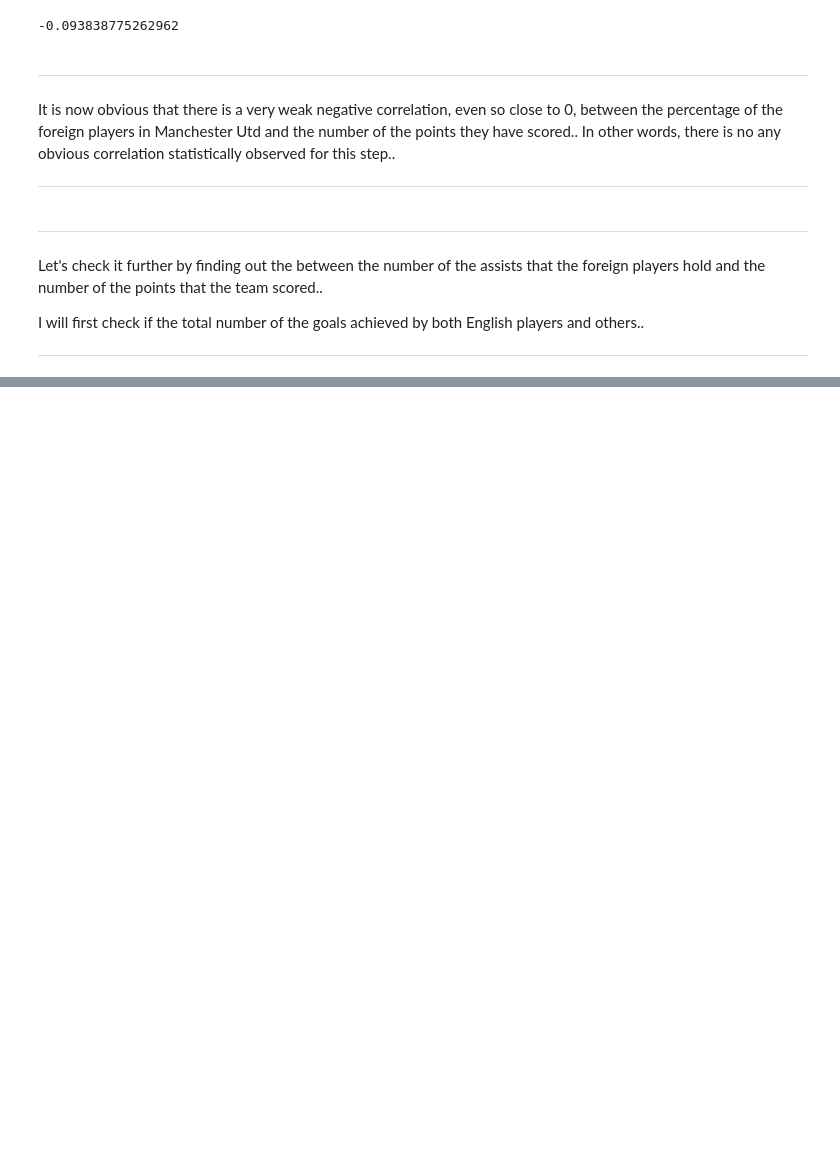
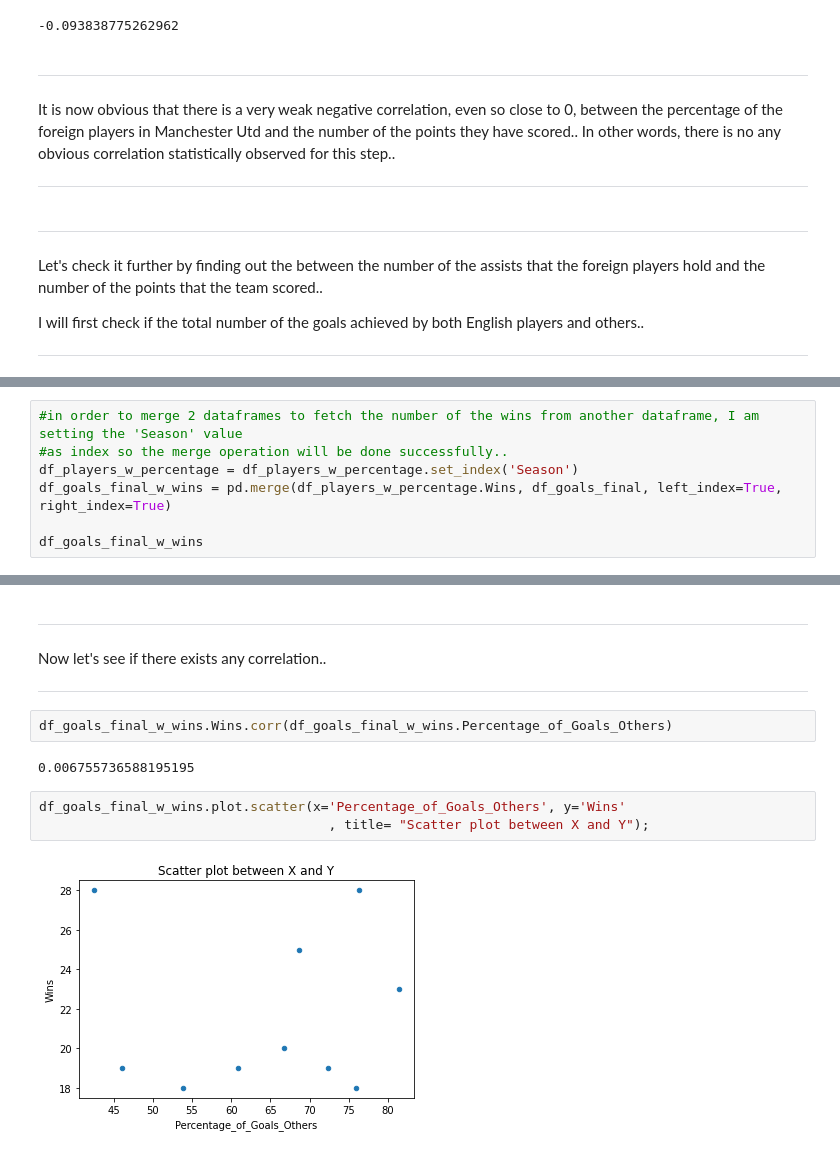
Before and after one commit to ayktonr/uol_dsc020_cw, a Jupyter notebook: cw_main.ipynb, the cells around one changed output, grey strips where cells are left out. Saved outputs shown, nothing was run; the diff lists cells and outputs as text; blank space fills up the shorter version.

```diff
--- a/cw_main.ipynb
+++ b/cw_main.ipynb
@@ -477,0 +561,7 @@ NameError: name 'df_mu_1819' is not defined
+# %%
+#in order to merge 2 dataframes to fetch the number of the wins from another dataframe, I am setting the 'Season' value
+#as index so the merge operation will be done successfully..
+df_players_w_percentage = df_players_w_percentage.set_index('Season')
+df_goals_final_w_wins = pd.merge(df_players_w_percentage.Wins, df_goals_final, left_index=True, right_index=True)
+
+df_goals_final_w_wins
@@ -477,0 +581,15 @@ NameError: name 'df_mu_1819' is not defined
+# %% [markdown]
+***
+
+Now let's see if there exists any correlation..
+
+***
+# %%
+df_goals_final_w_wins.Wins.corr(df_goals_final_w_wins.Percentage_of_Goals_Others)
+# %% [output]
+0.006755736588195195
+# %%
+df_goals_final_w_wins.plot.scatter(x='Percentage_of_Goals_Others', y='Wins'
+                                     , title= "Scatter plot between X and Y");
+# %% [output]
+[figure, added]
```
Also changed, not shown: parts of 20 cells of this notebook.
